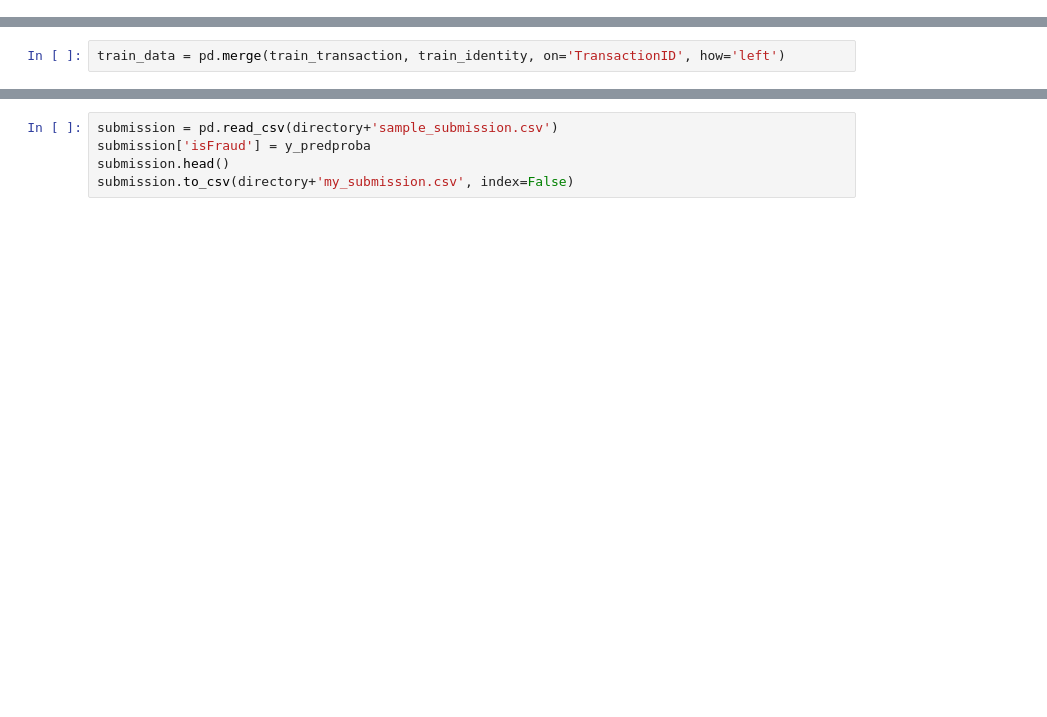
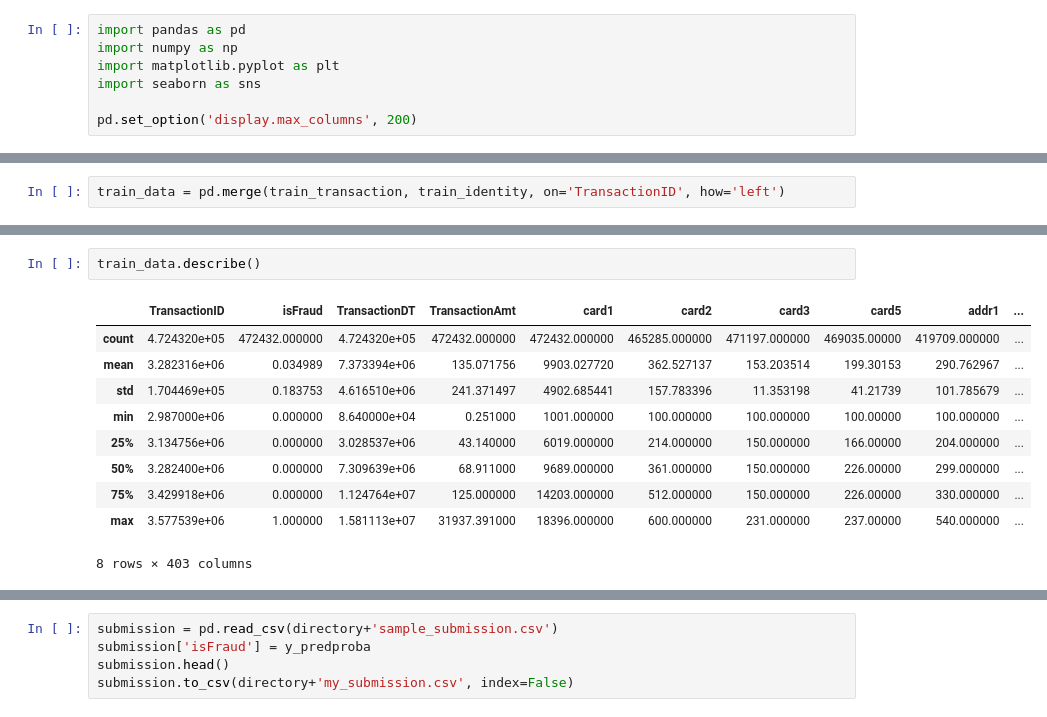
Before and after one commit to Deep-Dhaduk/AutoGluon, a Jupyter notebook: Fraud-detection/fraud_detection.ipynb, the cells around one changed output, grey strips where cells are left out. Cells and saved outputs as stored; diff of their text form; blank space fills up the shorter version.

```diff
--- a/Fraud-detection/fraud_detection.ipynb
+++ b/Fraud-detection/fraud_detection.ipynb
@@ -5,6 +5,13 @@ from google.colab import drive
 drive.mount('/content/drive')
 # %% [output]
 Drive already mounted at /content/drive; to attempt to forcibly remount, call drive.mount("/content/drive", force_remount=True).
+# %%
+import pandas as pd
+import numpy as np
+import matplotlib.pyplot as plt
+import seaborn as sns
+
+pd.set_option('display.max_columns', 200)
 # %%
 !pip install --quiet autogluon
 # %% [output]
@@ -31,0 +73,13 @@ train_data = pd.merge(train_transaction, train_identity, on='TransactionID', how
+# %%
+train_data.describe()
+# %% [output]
+|  | TransactionID | isFraud | TransactionDT | TransactionAmt | card1 | card2 | card3 | card5 | addr1 | ... |
+| count | 4.724320e+05 | 472432.000000 | 4.724320e+05 | 472432.000000 | 472432.000000 | 465285.000000 | 471197.000000 | 469035.00000 | 419709.000000 | ... |
+| mean | 3.282316e+06 | 0.034989 | 7.373394e+06 | 135.071756 | 9903.027720 | 362.527137 | 153.203514 | 199.30153 | 290.762967 | ... |
+| std | 1.704469e+05 | 0.183753 | 4.616510e+06 | 241.371497 | 4902.685441 | 157.783396 | 11.353198 | 41.21739 | 101.785679 | ... |
+| min | 2.987000e+06 | 0.000000 | 8.640000e+04 | 0.251000 | 1001.000000 | 100.000000 | 100.000000 | 100.00000 | 100.000000 | ... |
+| 25% | 3.134756e+06 | 0.000000 | 3.028537e+06 | 43.140000 | 6019.000000 | 214.000000 | 150.000000 | 166.00000 | 204.000000 | ... |
+| 50% | 3.282400e+06 | 0.000000 | 7.309639e+06 | 68.911000 | 9689.000000 | 361.000000 | 150.000000 | 226.00000 | 299.000000 | ... |
+| 75% | 3.429918e+06 | 0.000000 | 1.124764e+07 | 125.000000 | 14203.000000 | 512.000000 | 150.000000 | 226.00000 | 330.000000 | ... |
+| max | 3.577539e+06 | 1.000000 | 1.581113e+07 | 31937.391000 | 18396.000000 | 600.000000 | 231.000000 | 237.00000 | 540.000000 | ... |
+8 rows × 403 columns
```
Also changed, not shown: parts of 23 cells of this notebook.
